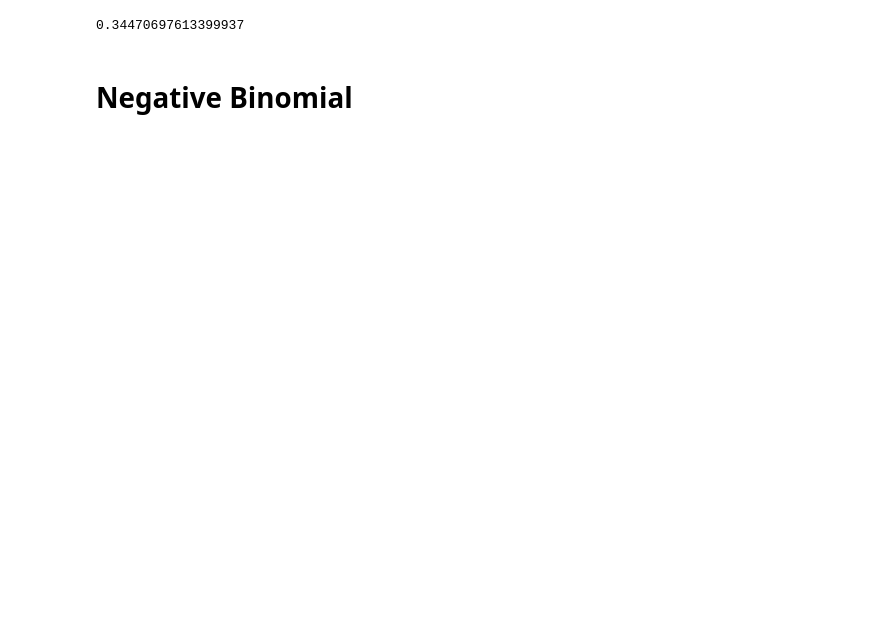
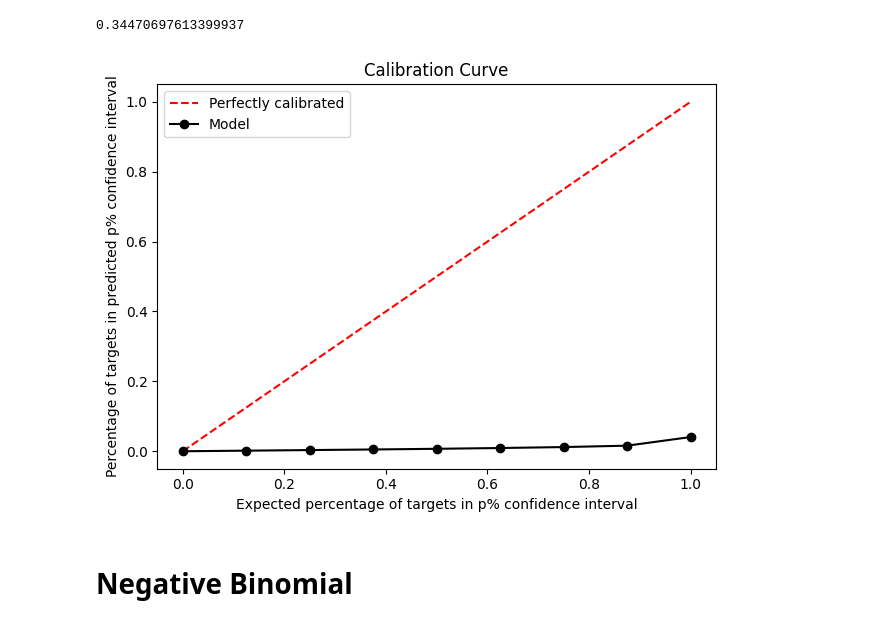
Before and after one commit to porterjenkins/deep_uncertainty, a Jupyter notebook: deep_uncertainty/notebooks/baseline_testing.ipynb, the cells around one changed output. Saved outputs shown, nothing was run; the diff lists cells and outputs as text; code cells hidden in the pictures; blank space fills up the shorter version.

```diff
--- a/deep_uncertainty/notebooks/baseline_testing.ipynb
+++ b/deep_uncertainty/notebooks/baseline_testing.ipynb
@@ -81,5 +90,9 @@ len(y_preds)
 compute_mean_calibration(np.array(y_test), posterior_predictive)
 # %% [output]
 0.34470697613399937
+# %%
+plot_regression_calibration_curve(np.array(y_test), posterior_predictive, num_bins=9)
+# %% [output]
+[figure, added]
 # %% [markdown]
 # Negative Binomial
```
Also changed, not shown: parts of 30 cells of this notebook.
